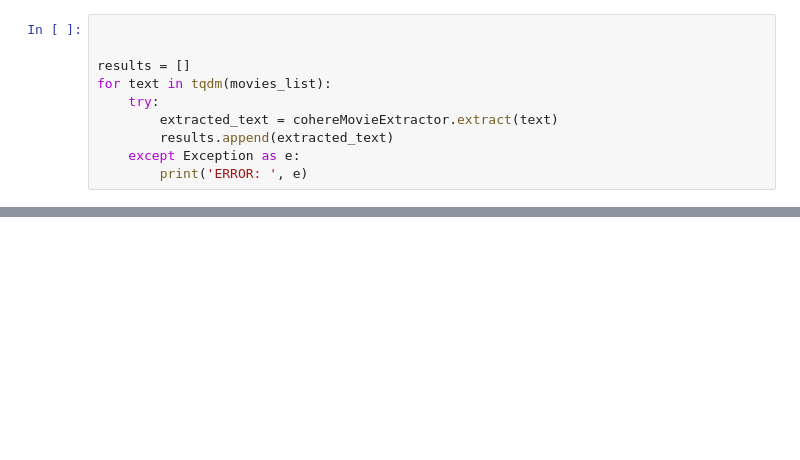
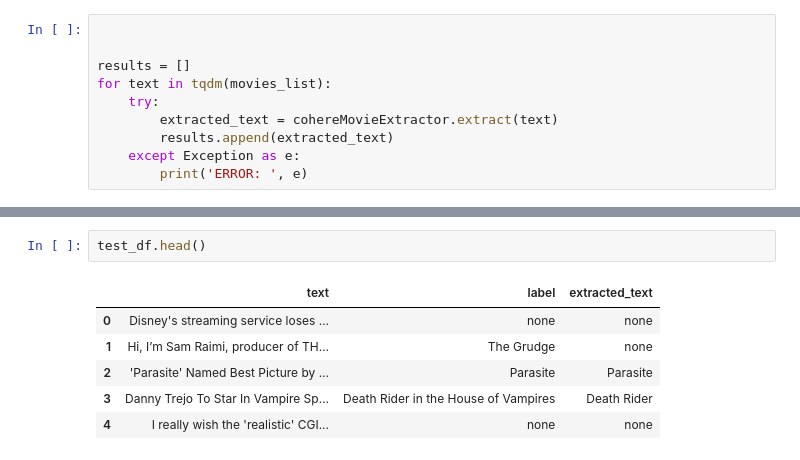
Before and after one commit to YohansSamuel/prompt_engineering, a Jupyter notebook: notebooks/job_description_entity_extraction.ipynb, the cells around one changed output, grey strips where cells are left out. Saved outputs shown, nothing was run; the diff lists cells and outputs as text; blank space fills up the shorter version.

```diff
--- a/notebooks/job_description_entity_extraction.ipynb
+++ b/notebooks/job_description_entity_extraction.ipynb
@@ -95,0 +174,9 @@ pd.DataFrame(data={'text': movies_list, 'extracted_text': results})
+# %%
+test_df.head()
+# %% [output]
+|  | text | label | extracted_text |
+| 0 | Disney's streaming service loses ... | none | none |
+| 1 | Hi, I’m Sam Raimi, producer of TH... | The Grudge | none |
+| 2 | 'Parasite' Named Best Picture by ... | Parasite | Parasite |
+| 3 | Danny Trejo To Star In Vampire Sp... | Death Rider in the House of Vampires | Death Rider |
+| 4 | I really wish the 'realistic' CGI... | none | none |
```
Also changed, not shown: parts of 11 cells of this notebook.
